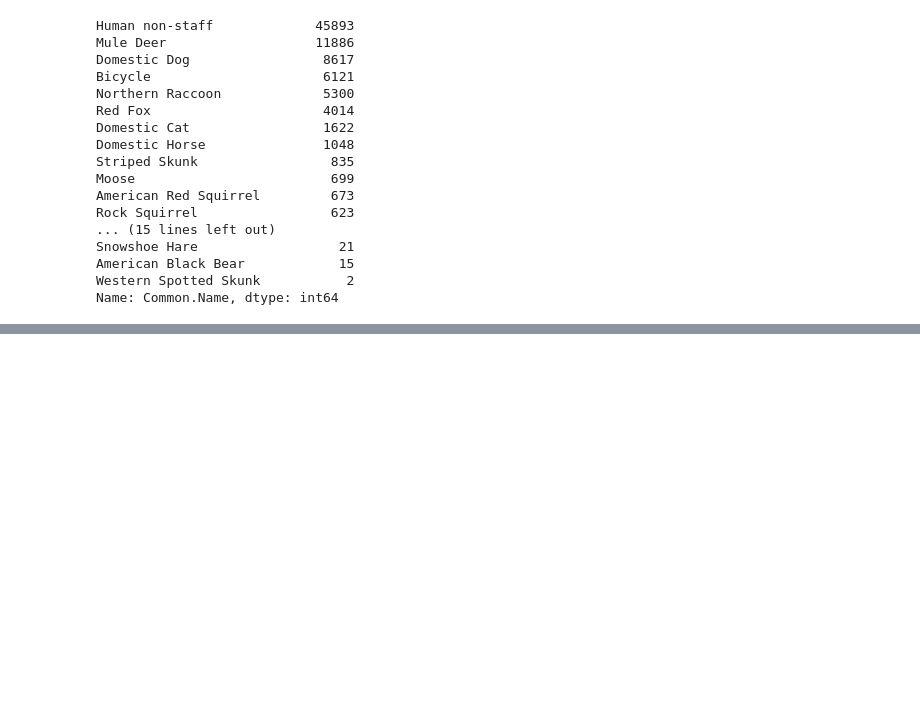
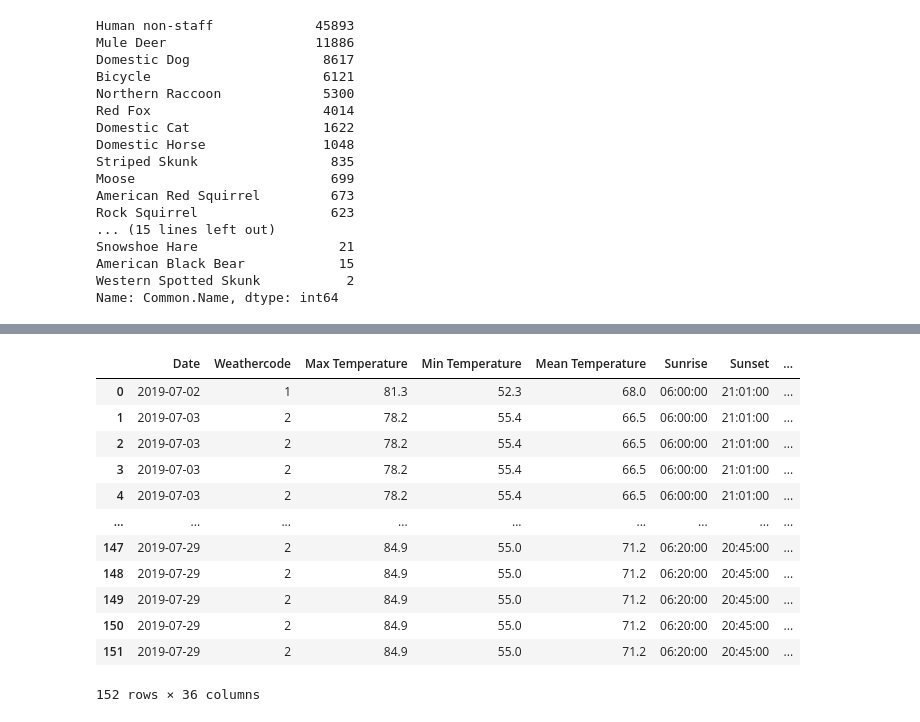
Before and after one commit to kwlayton1/Project1, a Jupyter notebook: Wildlife_Data_Analysis_KL.ipynb, the cells around one changed output, grey strips where cells are left out. Cells and saved outputs as stored; diff of their text form; code cells hidden in the pictures; blank space fills up the shorter version.

```diff
--- a/Wildlife_Data_Analysis_KL.ipynb
+++ b/Wildlife_Data_Analysis_KL.ipynb
@@ -162,0 +197,26 @@ human_wildlife_2020
+# %%
+#Using station d65909
+# Specify the column name and the list of desired values you want to filter on
+column_name = 'Station'
+desired_values = ['d65909']
+
+# Create a new DataFrame by filtering the rows based on the desired values using isin method
+human_wildlife_3s = human_wildlife_2019[human_wildlife_2019[column_name].isin(desired_values)].copy()
+
+# If you want to reset the index of the new DataFrame
+human_wildlife_3s.reset_index(drop=True, inplace=True)
+human_wildlife_3s
+# %% [output]
+|  | Date | Weathercode | Max Temperature | Min Temperature | Mean Temperature | Sunrise | Sunset | ... |
+| 0 | 2019-07-02 | 1 | 81.3 | 52.3 | 68.0 | 06:00:00 | 21:01:00 | ... |
+| 1 | 2019-07-03 | 2 | 78.2 | 55.4 | 66.5 | 06:00:00 | 21:01:00 | ... |
+| 2 | 2019-07-03 | 2 | 78.2 | 55.4 | 66.5 | 06:00:00 | 21:01:00 | ... |
+| 3 | 2019-07-03 | 2 | 78.2 | 55.4 | 66.5 | 06:00:00 | 21:01:00 | ... |
+| 4 | 2019-07-03 | 2 | 78.2 | 55.4 | 66.5 | 06:00:00 | 21:01:00 | ... |
+| ... | ... | ... | ... | ... | ... | ... | ... | ... |
+| 147 | 2019-07-29 | 2 | 84.9 | 55.0 | 71.2 | 06:20:00 | 20:45:00 | ... |
+| 148 | 2019-07-29 | 2 | 84.9 | 55.0 | 71.2 | 06:20:00 | 20:45:00 | ... |
+| 149 | 2019-07-29 | 2 | 84.9 | 55.0 | 71.2 | 06:20:00 | 20:45:00 | ... |
+| 150 | 2019-07-29 | 2 | 84.9 | 55.0 | 71.2 | 06:20:00 | 20:45:00 | ... |
+| 151 | 2019-07-29 | 2 | 84.9 | 55.0 | 71.2 | 06:20:00 | 20:45:00 | ... |
+152 rows × 36 columns
```
Also changed, not shown: parts of 19 cells of this notebook, 1 other file.
